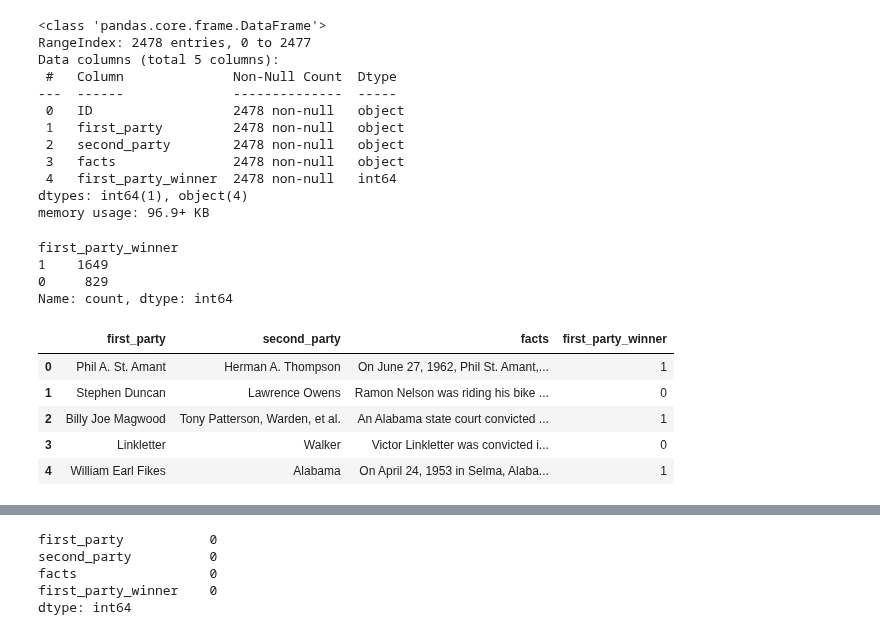
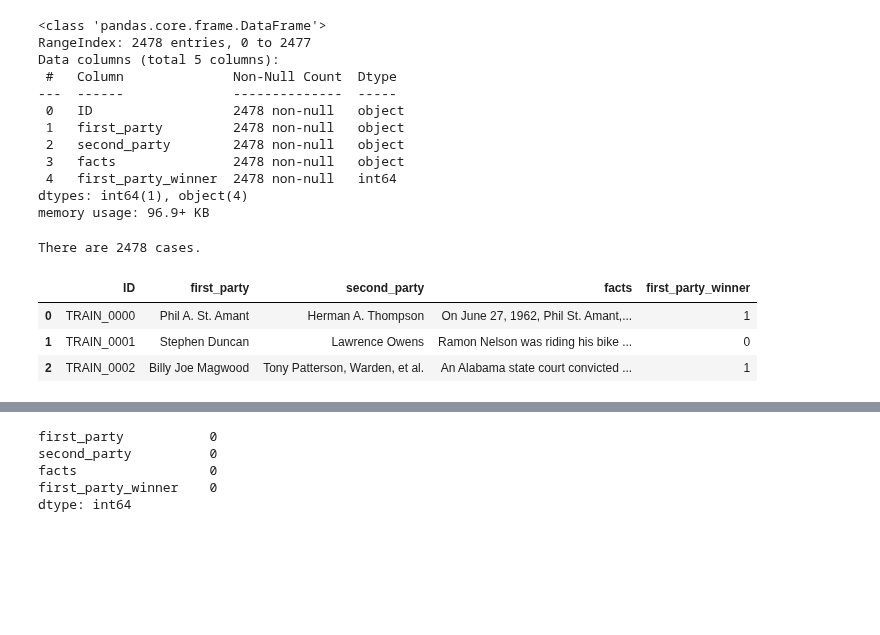
Before and after one commit to dlsco123/mtvsDacon, a Jupyter notebook: [mtvs]dacon4.ipynb, the cells around one changed output, grey strips where cells are left out. Drawn from its saved outputs; the diff is of its cells as text; code cells hidden in the pictures; blank space fills up the shorter version.

```diff
--- a/[mtvs]dacon4.ipynb
+++ b/[mtvs]dacon4.ipynb
@@ -96,14 +77,14 @@ train1.drop(columns=['ID'], inplace=True)
-# %%
-print(train1['first_party_winner'].value_counts())
-train1.head(5)
-# %% [output]
-first_party_winner
-1    1649
-0     829
-Name: count, dtype: int64
-|  | first_party | second_party | facts | first_party_winner |
-| 0 | Phil A. St. Amant | Herman A. Thompson | On June 27, 1962, Phil St. Amant,... | 1 |
-| 1 | Stephen Duncan | Lawrence Owens | Ramon Nelson was riding his bike ... | 0 |
-| 2 | Billy Joe Magwood | Tony Patterson, Warden, et al. | An Alabama state court convicted ... | 1 |
-| 3 | Linkletter | Walker | Victor Linkletter was convicted i... | 0 |
-| 4 | William Earl Fikes | Alabama | On April 24, 1953 in Selma, Alaba... | 1 |
+# %%
+# train1.drop(columns=['ID'], inplace=True)
+# train1.reset_index(inplace=True)
+
+print(f'There are {len(train1)} cases.')
+# %% [output]
+There are 2478 cases.
+# %%
+train1.head(3)
+# %% [output]
+|  | ID | first_party | second_party | facts | first_party_winner |
+| 0 | TRAIN_0000 | Phil A. St. Amant | Herman A. Thompson | On June 27, 1962, Phil St. Amant,... | 1 |
+| 1 | TRAIN_0001 | Stephen Duncan | Lawrence Owens | Ramon Nelson was riding his bike ... | 0 |
+| 2 | TRAIN_0002 | Billy Joe Magwood | Tony Patterson, Warden, et al. | An Alabama state court convicted ... | 1 |
```
Also changed, not shown: parts of 6 cells of this notebook.
